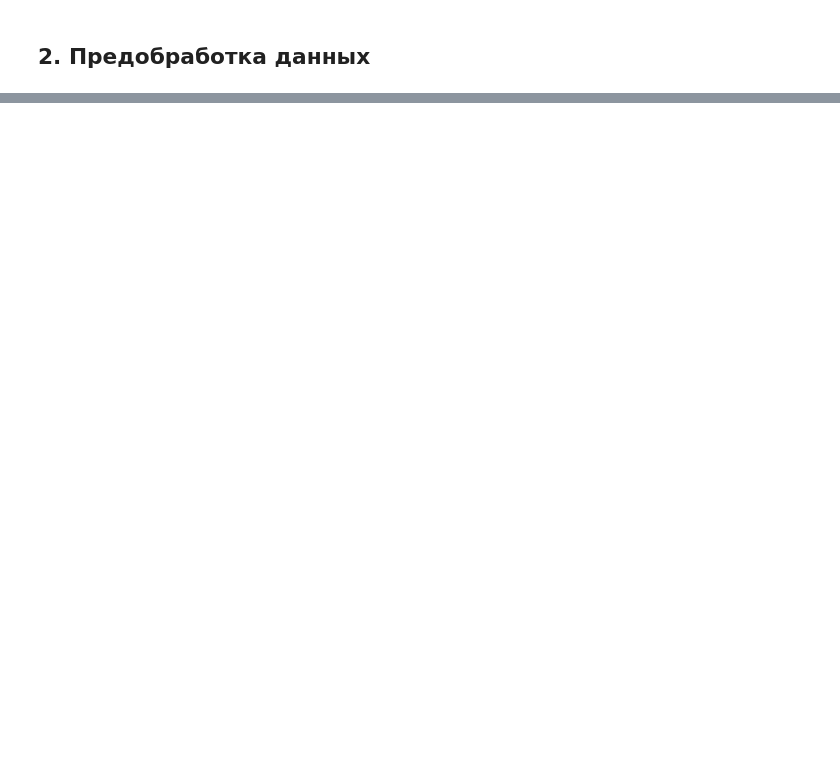
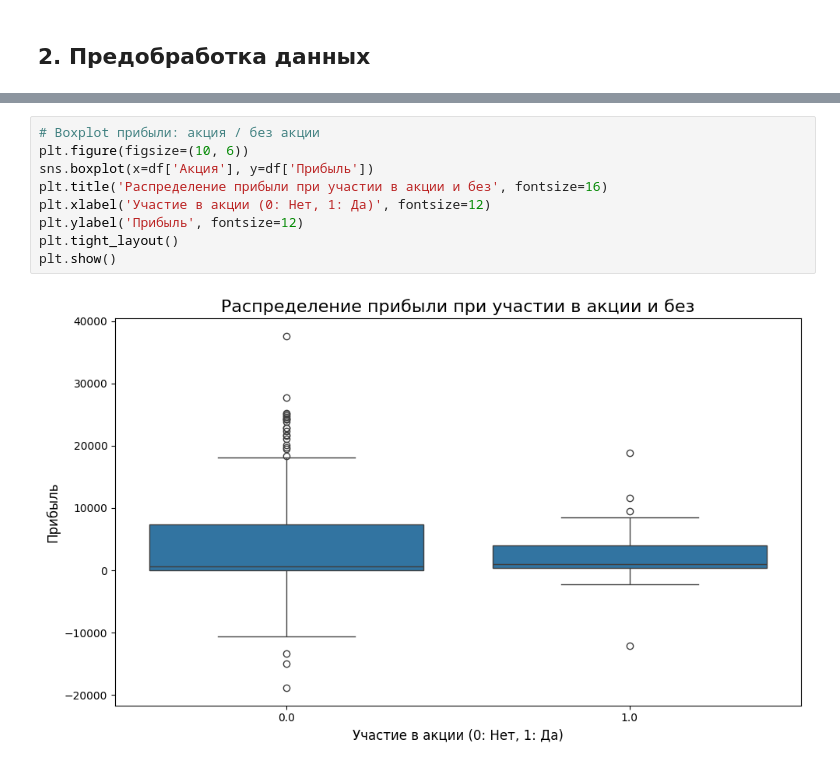
Before and after one commit to ArinaKrasotina/data-analysis, a Jupyter notebook: statistika/analysis.ipynb, the cells around one changed output, grey strips where cells are left out. Cells and saved outputs as stored; diff of their text form; blank space fills up the shorter version.

```diff
--- a/statistika/analysis.ipynb
+++ b/statistika/analysis.ipynb
@@ -277,0 +273,11 @@ PearsonRResult(statistic=np.float64(0.4456777579867252), pvalue=np.float64(2.578
+# %%
+# Boxplot прибыли: акция / без акции
+plt.figure(figsize=(10, 6))
+sns.boxplot(x=df['Акция'], y=df['Прибыль'])
+plt.title('Распределение прибыли при участии в акции и без', fontsize=16)
+plt.xlabel('Участие в акции (0: Нет, 1: Да)', fontsize=12)
+plt.ylabel('Прибыль', fontsize=12)
+plt.tight_layout()
+plt.show()
+# %% [output]
+[figure, added]
```
Also changed, not shown: parts of 99 cells of this notebook, 1 other file.
